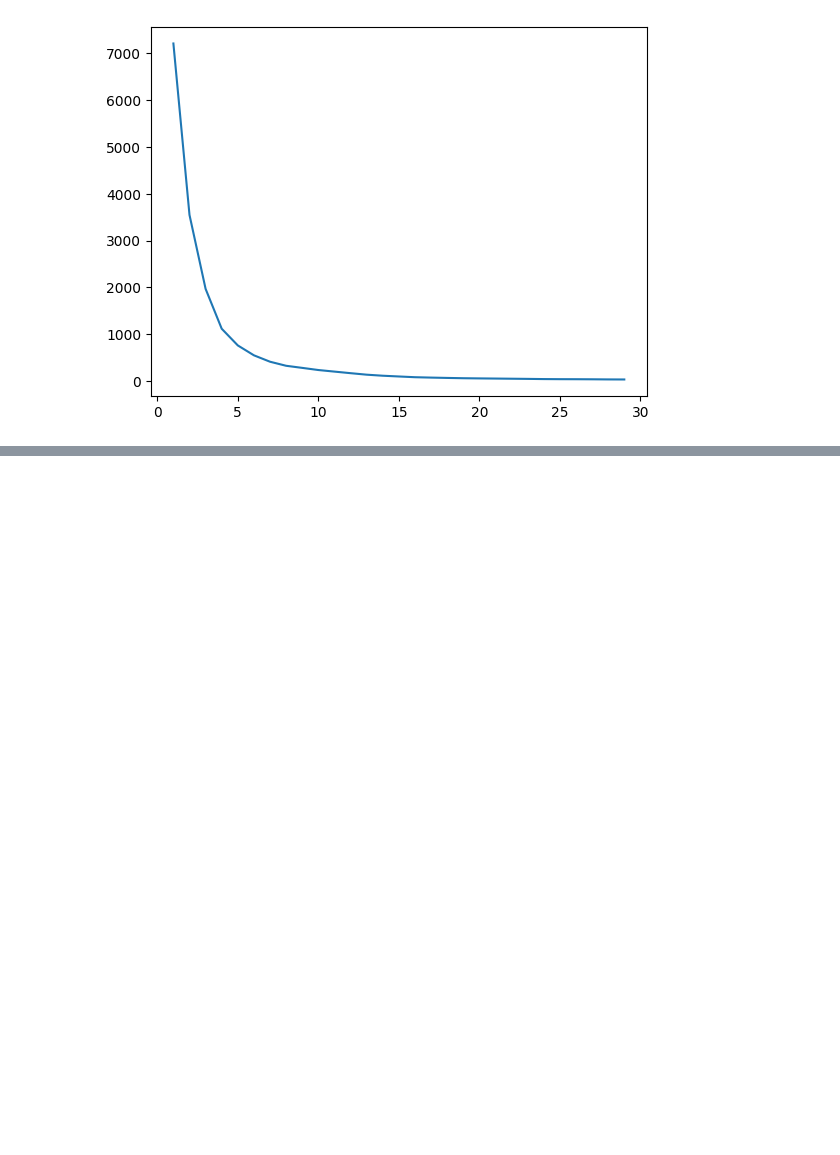
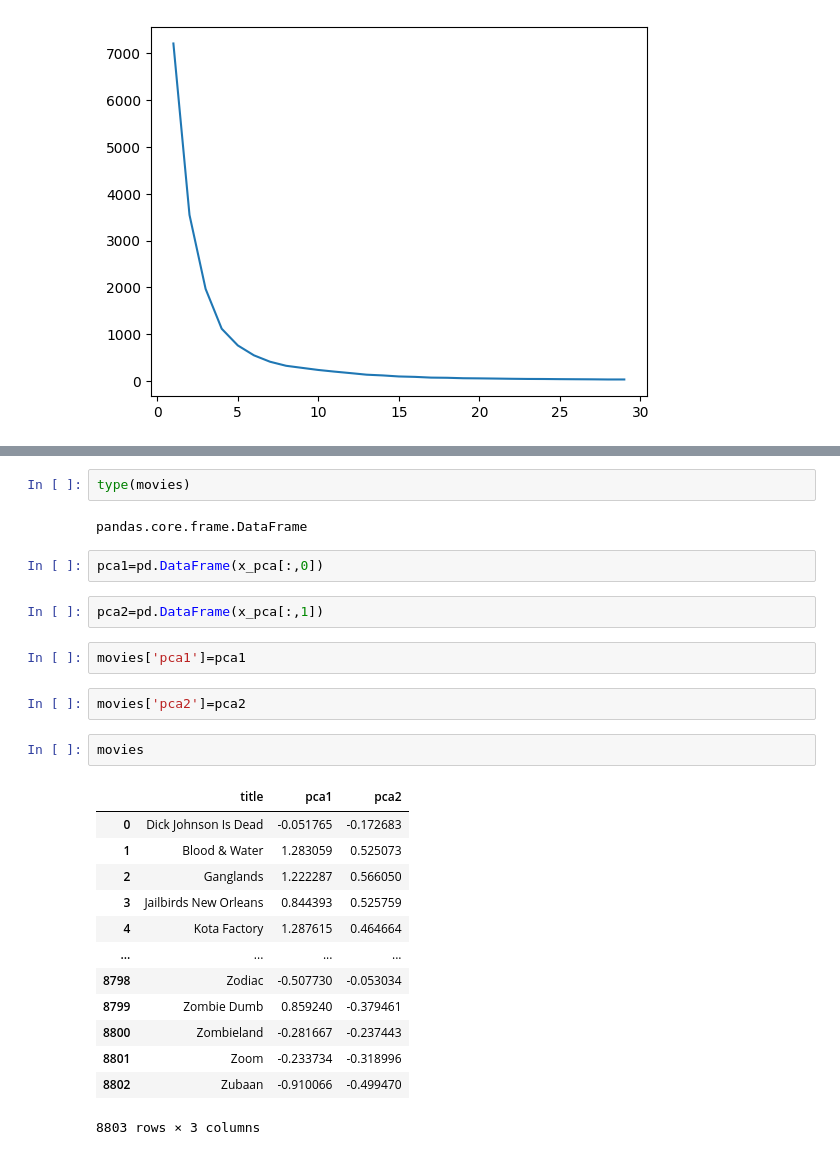
Before and after one commit to gargiahuja/projects-ML-, a Jupyter notebook: Netflix_show_clustering/main.ipynb, the cells around one changed output, grey strips where cells are left out. Cells and saved outputs as stored; diff of their text form; blank space fills up the shorter version.

```diff
--- a/Netflix_show_clustering/main.ipynb
+++ b/Netflix_show_clustering/main.ipynb
@@ -409,0 +442,28 @@ plt.scatter(x_pca[:,0],x_pca[:,1],c=km.fit_predict(x_pca),cmap='rainbow')
+# %%
+type(movies)
+# %% [output]
+pandas.core.frame.DataFrame
+# %%
+pca1=pd.DataFrame(x_pca[:,0])
+# %%
+pca2=pd.DataFrame(x_pca[:,1])
+# %%
+movies['pca1']=pca1
+# %%
+movies['pca2']=pca2
+# %%
+movies
+# %% [output]
+|  | title | pca1 | pca2 |
+| 0 | Dick Johnson Is Dead | -0.051765 | -0.172683 |
+| 1 | Blood & Water | 1.283059 | 0.525073 |
+| 2 | Ganglands | 1.222287 | 0.566050 |
+| 3 | Jailbirds New Orleans | 0.844393 | 0.525759 |
+| 4 | Kota Factory | 1.287615 | 0.464664 |
+| ... | ... | ... | ... |
+| 8798 | Zodiac | -0.507730 | -0.053034 |
+| 8799 | Zombie Dumb | 0.859240 | -0.379461 |
+| 8800 | Zombieland | -0.281667 | -0.237443 |
+| 8801 | Zoom | -0.233734 | -0.318996 |
+| 8802 | Zubaan | -0.910066 | -0.499470 |
+8803 rows × 3 columns
```
Also changed, not shown: parts of 22 cells of this notebook, 5 other files.
